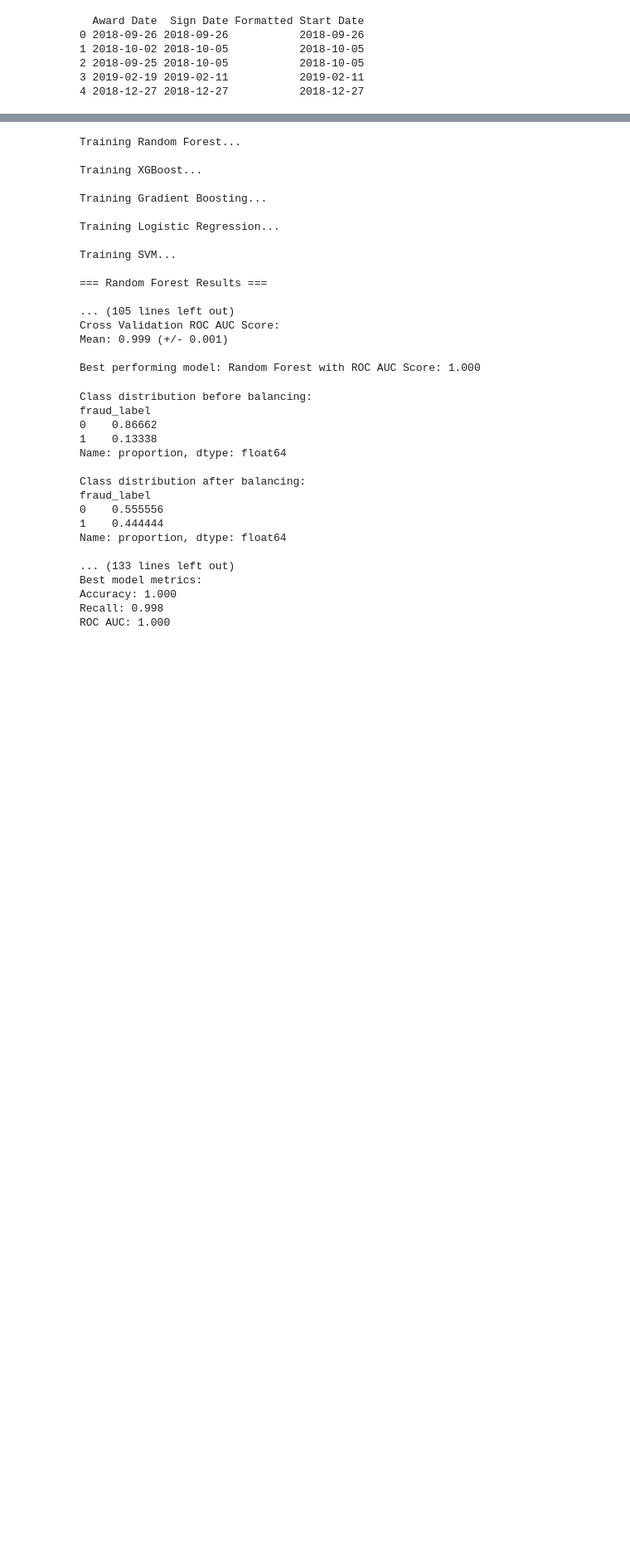
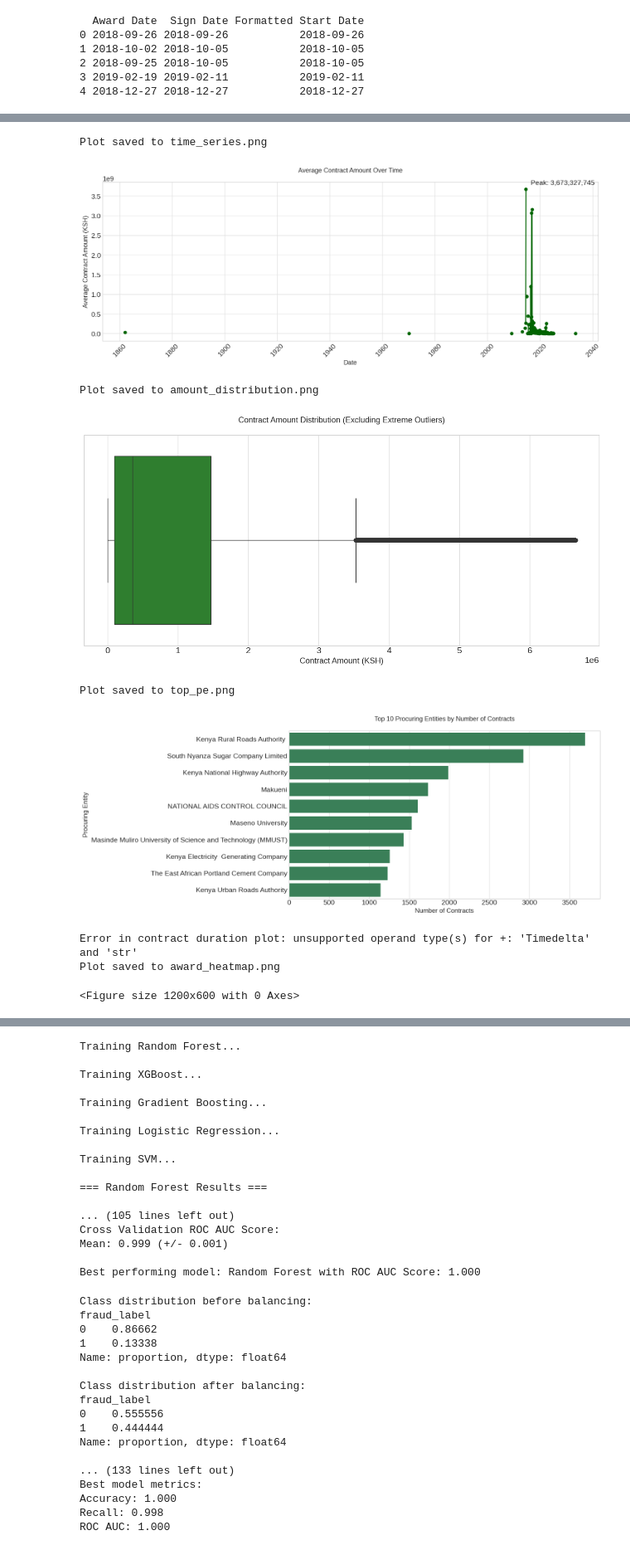
Before and after one commit to ProcureGuardAI/Fraud-Detection-Machine-Learning, a Jupyter notebook: index.ipynb, the cells around one changed output, grey strips where cells are left out. Shown at 83% size. Cells and saved outputs as stored; diff of their text form; code cells hidden in the pictures; blank space fills up the shorter version.

```diff
--- a/index.ipynb
+++ b/index.ipynb
@@ -510,0 +861,25 @@ Index(['Contract Number', 'Amount', 'Award Date', 'Tender Title',
+# %%
+# Time Series Plot
+plot_time_series(df, save_path='time_series.png')
+
+# Amount Distribution
+plot_amount_distribution(df, save_path='amount_distribution.png')
+
+# Top Procuring Entities
+plot_top_pe(df, top_n=10, save_path='top_pe.png')
+
+# Contract Duration Distribution
+plot_contract_duration(df, save_path='contract_duration.png')
+
+# Award Heatmap
+plot_award_heatmap(df, save_path='award_heatmap.png')
+# %% [output]
+Plot saved to time_series.png
+[figure, added]
+Plot saved to amount_distribution.png
+[figure, added]
+Plot saved to top_pe.png
+[figure, added]
+Error in contract duration plot: unsupported operand type(s) for +: 'Timedelta' and 'str'
+Plot saved to award_heatmap.png
+<Figure size 1200x600 with 0 Axes>
```
Also changed, not shown: parts of 53 cells of this notebook.
